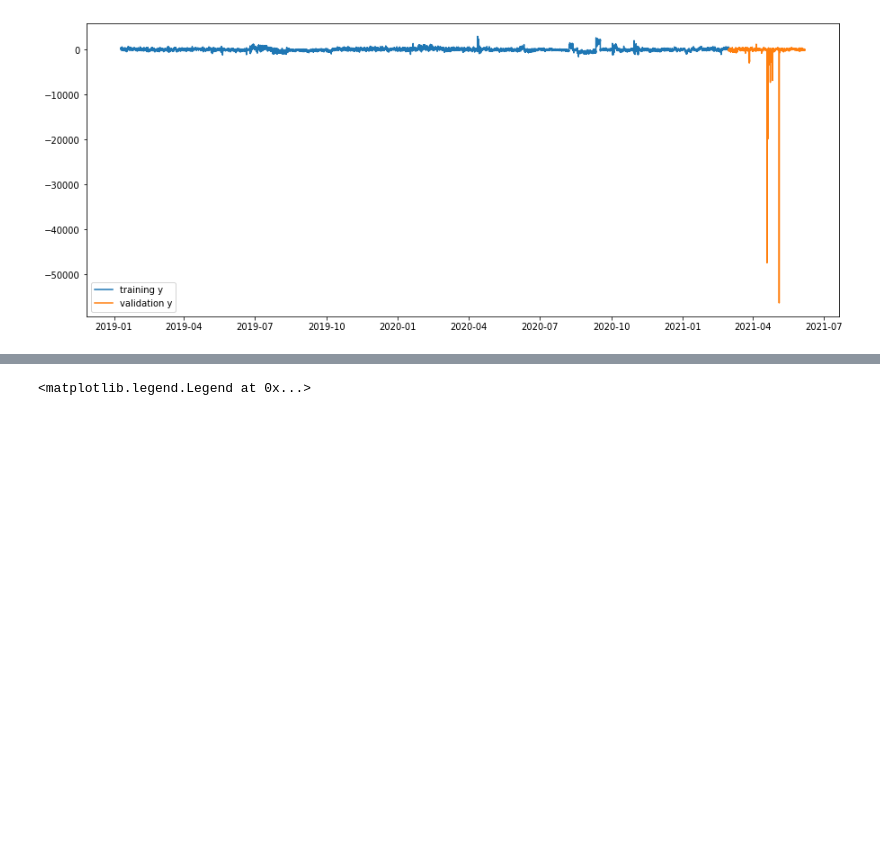
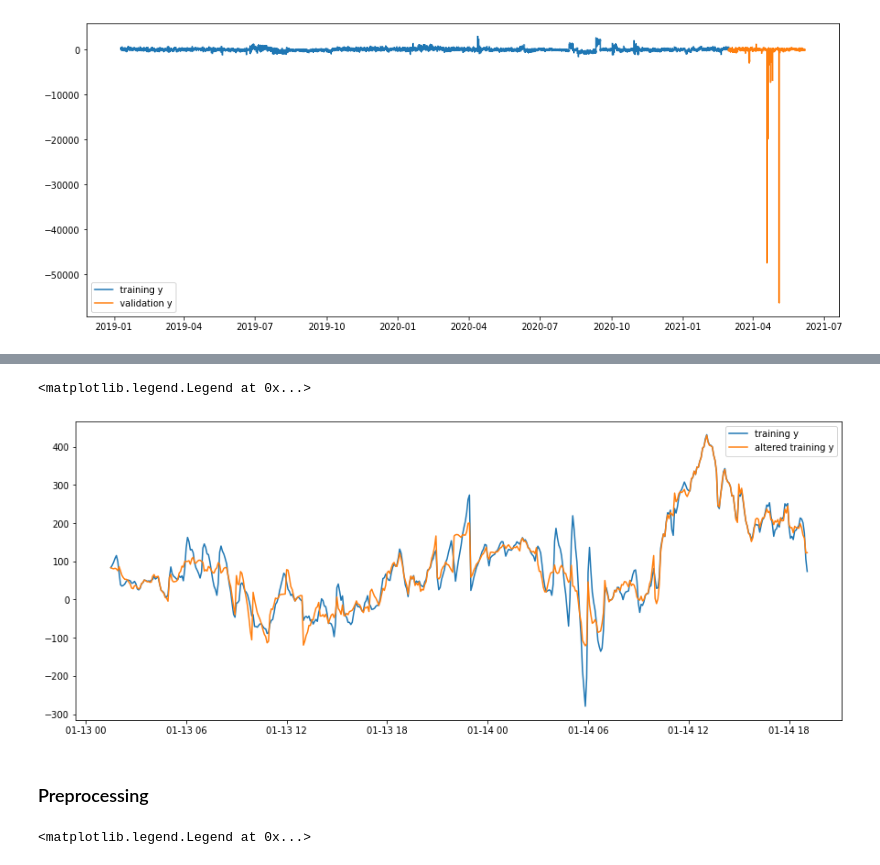
Before and after one commit to rodrigohpalmeirim/timeseries-forecast, a Jupyter notebook: imbalance_forecast.ipynb, the cells around one changed output, grey strips where cells are left out. Saved outputs shown, nothing was run; the diff lists cells and outputs as text; code cells hidden in the pictures; blank space fills up the shorter version.

```diff
--- a/imbalance_forecast.ipynb
+++ b/imbalance_forecast.ipynb
@@ -12,6 +14,8 @@ def load_data(filename):
 
 train_df = load_data('data/no1_train.csv')
 val_df = load_data('data/no1_validation.csv')
+train_altered_df = load_data('data/no1_train.csv')
+val_altered_df = load_data('data/no1_validation.csv')
 
 train_df.head()
 # %% [output]
@@ -33,3 +58,12 @@ plt.legend()
+# %%
+plt.plot(train_df['y'][1000:1500], label='training y')
+plt.plot(train_altered_df['y'][1000:1500], label='altered training y')
+plt.legend()
+# %% [output]
+<matplotlib.legend.Legend at 0x...>
+[figure, added]
+# %% [markdown]
+### Preprocessing
 # %%
 def preprocess(df):
     # Clip outliers
```
Also changed, not shown: parts of 30 cells of this notebook.
